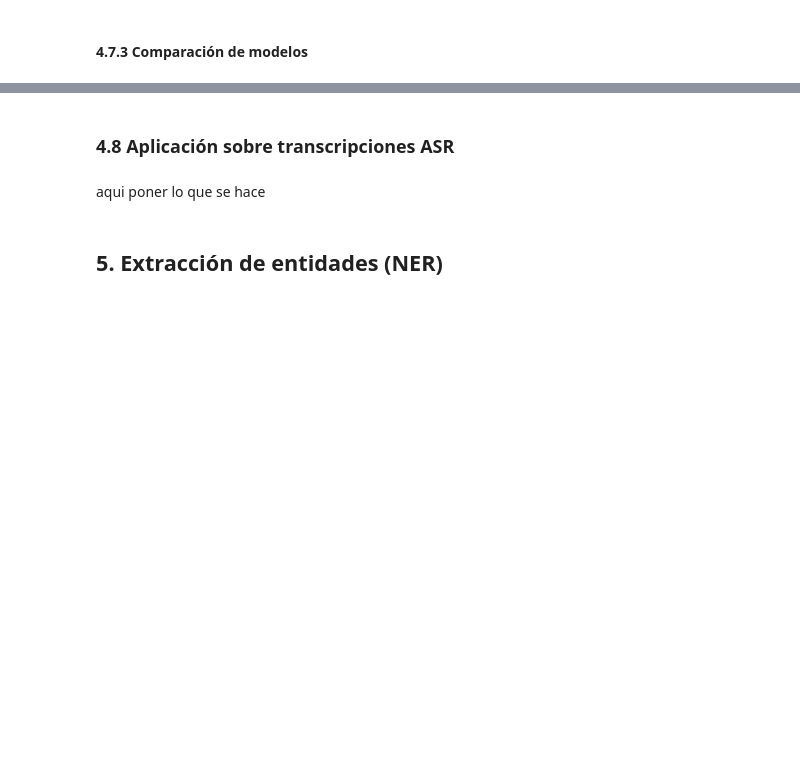
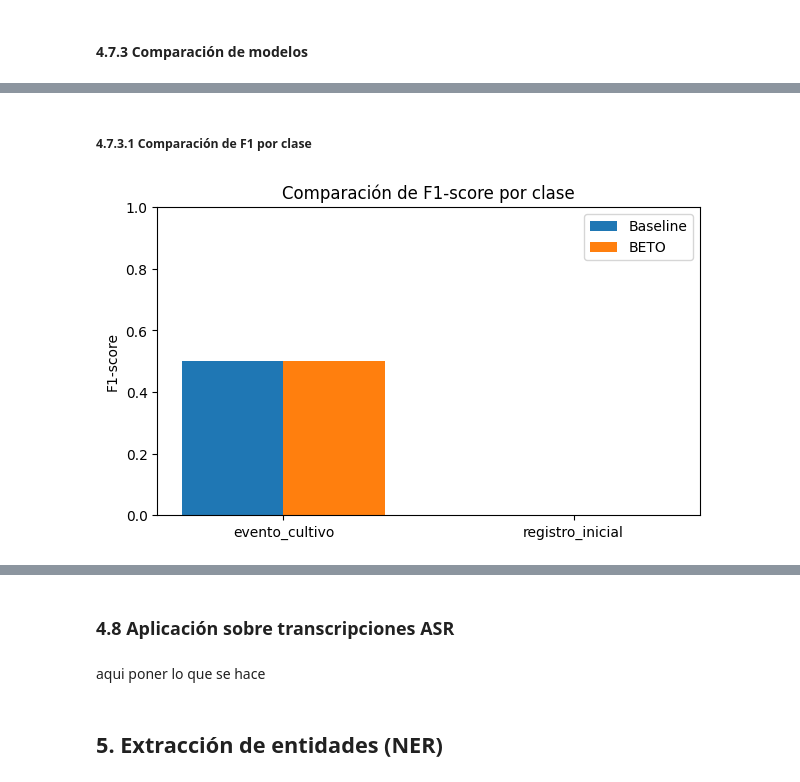
Before and after one commit to JMPinillos/agri-voice-ai, a Jupyter notebook: notebooks/03_nlp_processing/nlp_processing.ipynb, the cells around one changed output, grey strips where cells are left out. Drawn from its saved outputs; the diff is of its cells as text; code cells hidden in the pictures; blank space fills up the shorter version.

```diff
--- a/notebooks/03_nlp_processing/nlp_processing.ipynb
+++ b/notebooks/03_nlp_processing/nlp_processing.ipynb
@@ -528,3 +571,27 @@ El modelo baseline, basado en TF-IDF y regresión logística, proporciona una re
 La comparación se centra en métricas como la exactitud global y el F1-score por clase, así como en el análisis de la matriz de confusión, lo que permite identificar posibles errores sistemáticos en la clasificación.
 
 En esta fase preliminar, los resultados deben interpretarse con cautela debido al tamaño reducido del conjunto de datos, lo que limita la capacidad de generalización de ambos modelos. No obstante, este análisis permite establecer una base metodológica sólida para evaluar el impacto del uso de modelos más complejos cuando se disponga de un volumen de datos mayor y más equilibrado.
+# %% [markdown]
+##### 4.7.3.1 Comparación de F1 por clase
+# %%
+classes = list(label_encoder.classes_)
+
+f1_baseline = [report_baseline[c]["f1-score"] for c in classes]
+f1_beto = [report_beto[c]["f1-score"] for c in classes]
+
+x = np.arange(len(classes))
+width = 0.35
+
+plt.figure(figsize=(7,4))
+plt.bar(x - width/2, f1_baseline, width, label="Baseline")
+plt.bar(x + width/2, f1_beto, width, label="BETO")
+
+plt.xticks(x, classes)
+plt.ylabel("F1-score")
+plt.title("Comparación de F1-score por clase")
+plt.legend()
+plt.ylim(0,1)
+
+plt.show()
+# %% [output]
+[figure, added]
```
Also changed, not shown: parts of 23 cells of this notebook, 1 other file.
